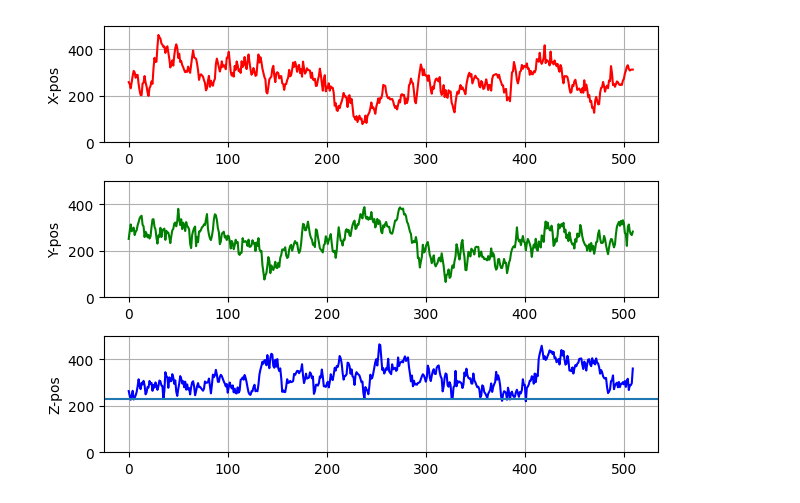
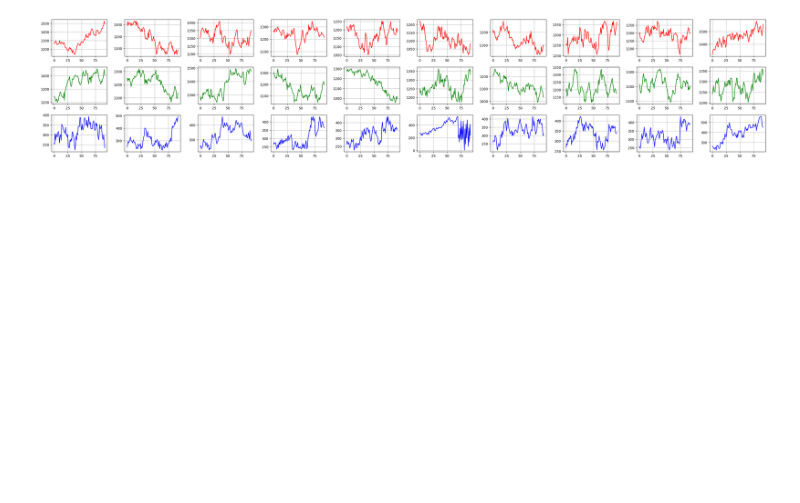
Before and after one commit to Delft-iGEM/ELP-Simulations, a Jupyter notebook: analyze.ipynb, the cells around one changed output. Cells and saved outputs as stored; diff of their text form; code cells hidden in the pictures; blank space fills up the shorter version.

```diff
--- a/analyze.ipynb
+++ b/analyze.ipynb
@@ -38,21 +38,26 @@ ax.axes.set_zlim3d([0, 500])
 # %%
-positions = get_pos_of_resn(-1)
+import matplotlib.pyplot as plt
 
-while (True):
-    plt.figure()
+plt.ion()
+fig, axs = plt.subplots(3, 10, figsize=(30, 6))
+fig.tight_layout()
 
-    colors = ["red", "green", "blue"]
-    coords = ["X", "Y", "Z"]
-    for i in range(3):
-        plt.subplot(311 + i)
-        plt.plot(positions[:, i], color=colors[i])
-        plt.ylabel(f"{coords[i]}-pos")
-        plt.ylim([0, 500])
-        plt.grid()
+while True:
+    for i in range(10):
+        positions = get_pos_of_resn(219 * (i + 1) - 1)
+        colors = ["red", "green", "blue"]
 
-    plt.axhline(230)
+        axs[2, i].axhline(230)
+        for j in range(3):
+            axs[j, i].clear() # Clear the previous frame
+            axs[j, i].plot(positions[:, j], color=colors[j])
+            axs[j, i].grid()
 
-    plt.tight_layout()
-    plt.pause(1)
+            # The axhline needs to be redrawn if that specific axis was cleared
+
+
+    fig.canvas.draw()
+    fig.canvas.flush_events()
+    plt.pause(1.5)
 # %% [output]
-[figure, old version]
+[figure, new version]
```
Also changed, not shown: parts of 2 cells of this notebook, 1 other file.
